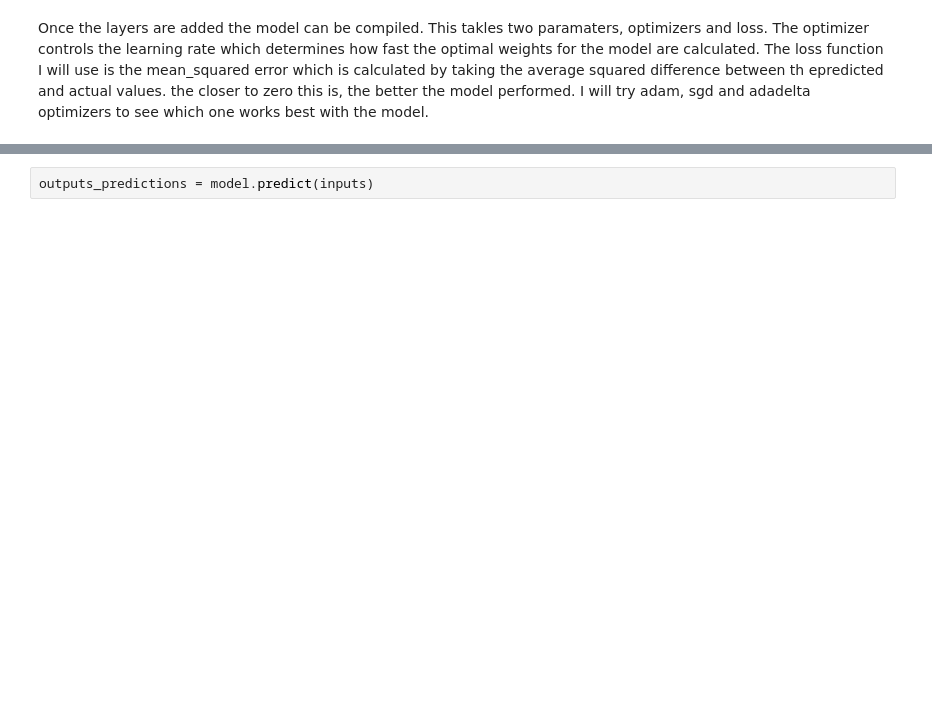
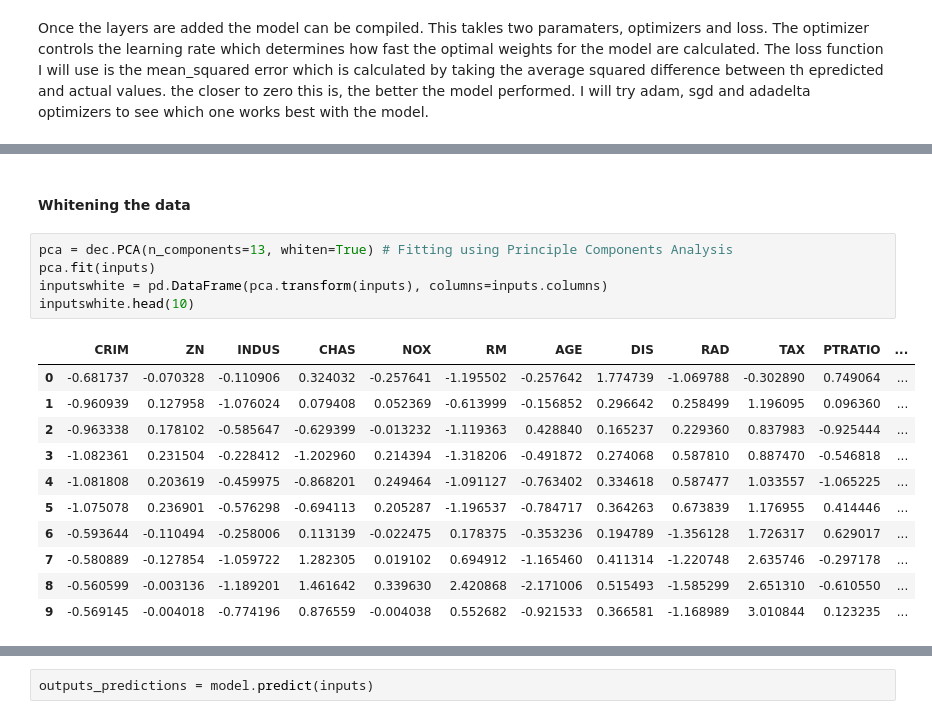
Before and after one commit to TommyVaughan/Boston-House-Prices, a Jupyter notebook: Machine Learning & Statistics - Boston House Prices.ipynb, the cells around one changed output, grey strips where cells are left out. Cells and saved outputs as stored; diff of their text form; blank space fills up the shorter version.

```diff
--- a/Machine Learning & Statistics - Boston House Prices.ipynb
+++ b/Machine Learning & Statistics - Boston House Prices.ipynb
@@ -463,0 +553,19 @@ np.sqrt(np.sum((m.predict(inputs).T - outputs.as_matrix())**2))
+# %% [markdown]
+#### Whitening the data
+# %%
+pca = dec.PCA(n_components=13, whiten=True) # Fitting using Principle Components Analysis
+pca.fit(inputs)
+inputswhite = pd.DataFrame(pca.transform(inputs), columns=inputs.columns)
+inputswhite.head(10)
+# %% [output]
+|  | CRIM | ZN | INDUS | CHAS | NOX | RM | AGE | DIS | RAD | TAX | PTRATIO | ... |
+| 0 | -0.681737 | -0.070328 | -0.110906 | 0.324032 | -0.257641 | -1.195502 | -0.257642 | 1.774739 | -1.069788 | -0.302890 | 0.749064 | ... |
+| 1 | -0.960939 | 0.127958 | -1.076024 | 0.079408 | 0.052369 | -0.613999 | -0.156852 | 0.296642 | 0.258499 | 1.196095 | 0.096360 | ... |
+| 2 | -0.963338 | 0.178102 | -0.585647 | -0.629399 | -0.013232 | -1.119363 | 0.428840 | 0.165237 | 0.229360 | 0.837983 | -0.925444 | ... |
+| 3 | -1.082361 | 0.231504 | -0.228412 | -1.202960 | 0.214394 | -1.318206 | -0.491872 | 0.274068 | 0.587810 | 0.887470 | -0.546818 | ... |
+| 4 | -1.081808 | 0.203619 | -0.459975 | -0.868201 | 0.249464 | -1.091127 | -0.763402 | 0.334618 | 0.587477 | 1.033557 | -1.065225 | ... |
+| 5 | -1.075078 | 0.236901 | -0.576298 | -0.694113 | 0.205287 | -1.196537 | -0.784717 | 0.364263 | 0.673839 | 1.176955 | 0.414446 | ... |
+| 6 | -0.593644 | -0.110494 | -0.258006 | 0.113139 | -0.022475 | 0.178375 | -0.353236 | 0.194789 | -1.356128 | 1.726317 | 0.629017 | ... |
+| 7 | -0.580889 | -0.127854 | -1.059722 | 1.282305 | 0.019102 | 0.694912 | -1.165460 | 0.411314 | -1.220748 | 2.635746 | -0.297178 | ... |
+| 8 | -0.560599 | -0.003136 | -1.189201 | 1.461642 | 0.339630 | 2.420868 | -2.171006 | 0.515493 | -1.585299 | 2.651310 | -0.610550 | ... |
+| 9 | -0.569145 | -0.004018 | -0.774196 | 0.876559 | -0.004038 | 0.552682 | -0.921533 | 0.366581 | -1.168989 | 3.010844 | 0.123235 | ... |
```
Also changed, not shown: parts of 47 cells of this notebook.
